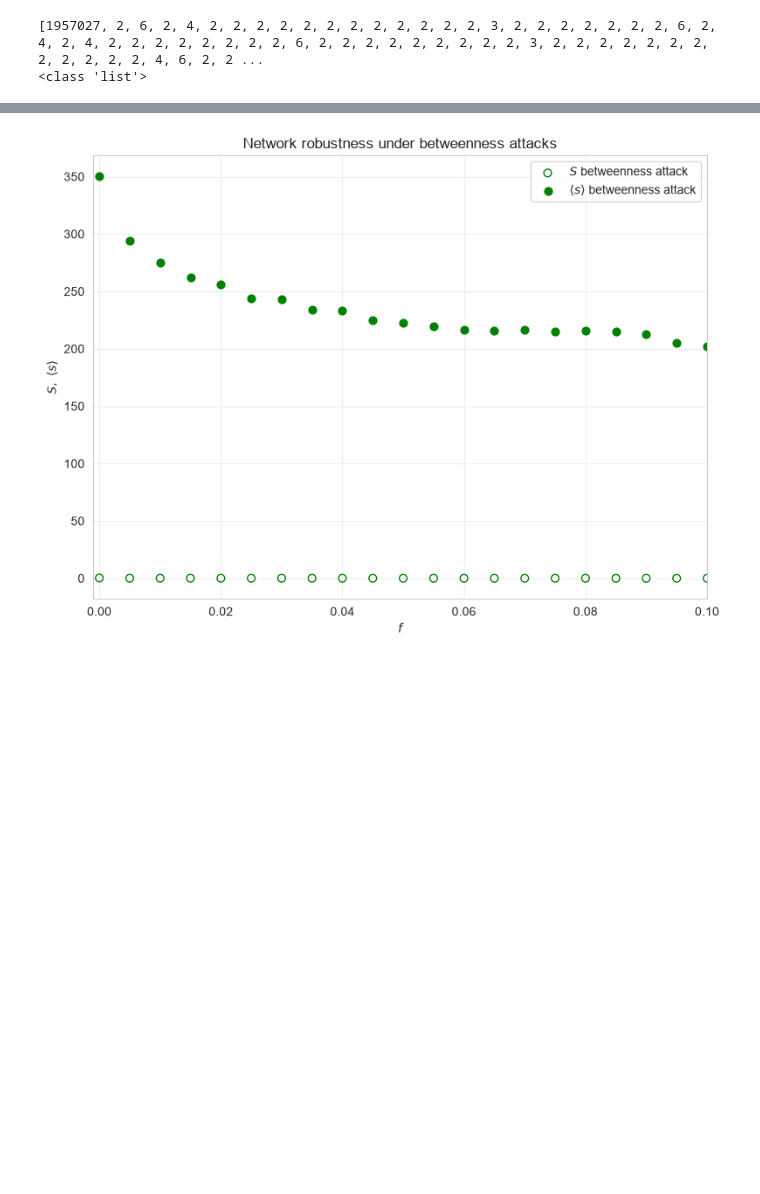
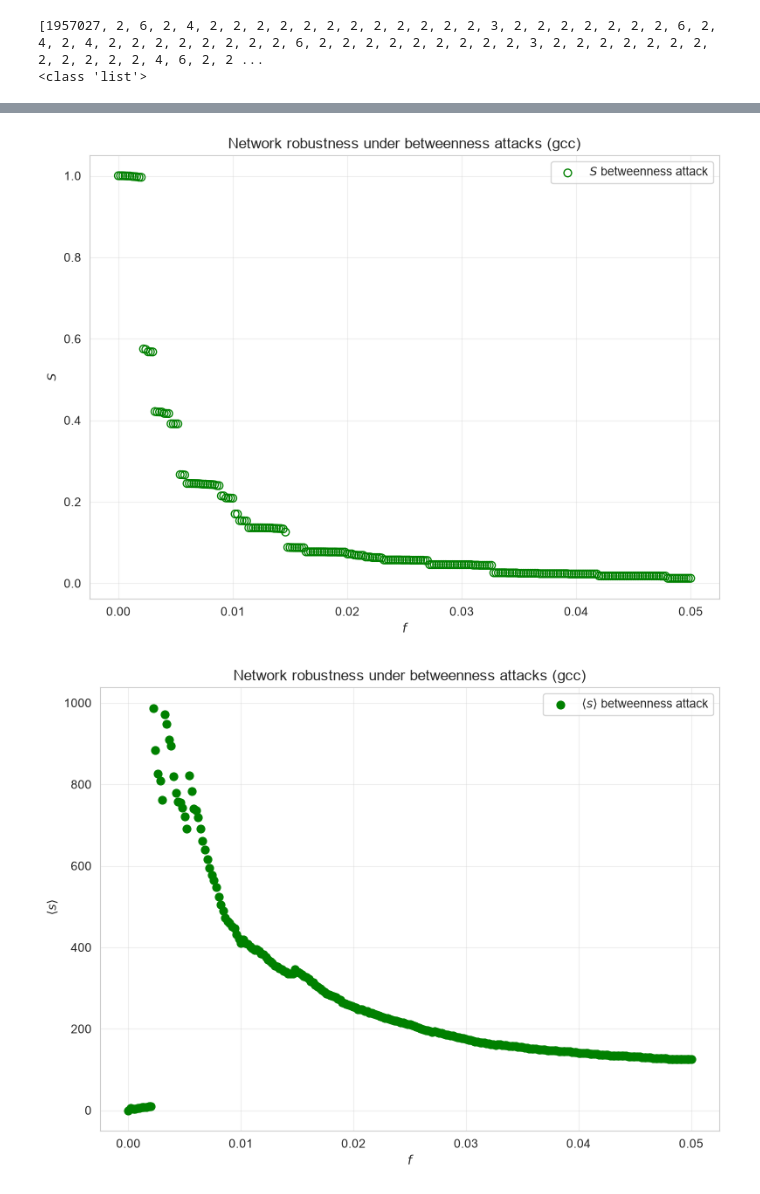
Before and after one commit to GiovanniLecce/ComplexNetsProj, a Jupyter notebook: Roads.ipynb, the cells around one changed output, grey strips where cells are left out. Drawn from its saved outputs; the diff is of its cells as text; code cells hidden in the pictures; blank space fills up the shorter version.

```diff
--- a/Roads.ipynb
+++ b/Roads.ipynb
@@ -11,10 +11,12 @@ import networkit as nk
 edgelist="data/roadNet-CA.csv"
 output="result/roadNet/roadNet-CA_results.txt"
 output_robustness= "result/roadNet/roadNet-CA_robustness.txt"
+output_robustness_gcc="result/roadNet/roadNet-CA_robustness.txt"
 output_degrees = "result/roadNet/roadNet-CA_results_degrees.txt"
 save_dir = "images/roadNet"
 in_file_bet=edgelist
 out_file_bet = "result/roadNet/roadNet-CA_betwenness.txt"
+out_file_bet_gcc="result/roadNet/roadNet-CA_betwenness_gcc.txt"
 
 def choose_eps_delta(G):
     """
@@ -1317,6 +1376,6 @@ robustness = robustness_analysis(
 # %%
 data = np.loadtxt(
-    output_robustness,
+    output_robustness_gcc,
     skiprows=1
 )
 
@@ -1977,30 +1866,53 @@ Nodo massimo da rimuovere: 9831
 # %%
 data_bet = np.loadtxt(
-    out_file_bet,
+    out_file_bet_gcc,
     skiprows=1
 )
 # %%
 import matplotlib.pyplot as plt
 
 f       = data_bet[:, 0]
 S_bet  = data_bet[:, 1]
 s_bet  = data_bet[:, 2]
 
 plt.figure(figsize=(8, 6))
 
 plt.scatter(f, S_bet, marker='o', facecolors='none', edgecolors='green', s=40,
             label=r'$S$ betweenness attack')
+
+
+plt.xlabel(r'$f$')
+plt.ylabel(r'$S$')
+plt.title('Network robustness under betweenness attacks (gcc)')
+plt.legend()
+plt.grid(True, alpha=0.3)
+
+plt.tight_layout()
+plt.savefig(
+        f"{save_dir}/S_bet attacks_gcc.png",
+        dpi=300,
+        bbox_inches="tight"
+    )
+plt.show()
+
+plt.figure(figsize=(8, 6))
 plt.scatter(f, s_bet, marker='o', color='green', s=40,
             label=r'$\langle s \rangle$ betweenness attack')
 
 plt.xlabel(r'$f$')
-plt.ylabel(r'$S,\ \langle s \rangle$')
-plt.title('Network robustness under betweenness attacks')
+plt.ylabel(r'$\ \langle s \rangle$')
+plt.title('Network robustness under betweenness attacks (gcc)')
 plt.legend()
 plt.grid(True, alpha=0.3)
-plt.xlim(-0.001, 0.1)
+
 plt.tight_layout()
+plt.savefig(
+        f"{save_dir}/s_small_bet attacks_gcc.png",
+        dpi=300,
+        bbox_inches="tight"
+    )
 plt.show()
 # %% [output]
-[figure, old version]
+[figure, new version]
+[figure, added]
 # %%
```
Also changed, not shown: parts of 8 cells of this notebook, 2 other files.
